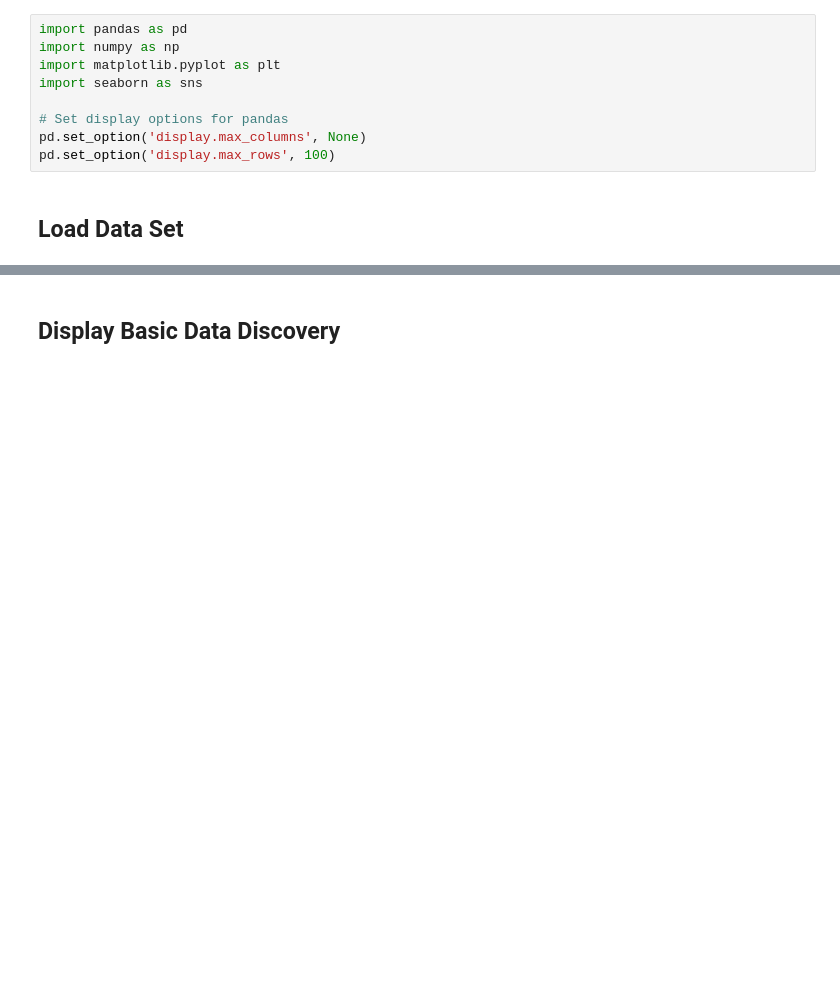
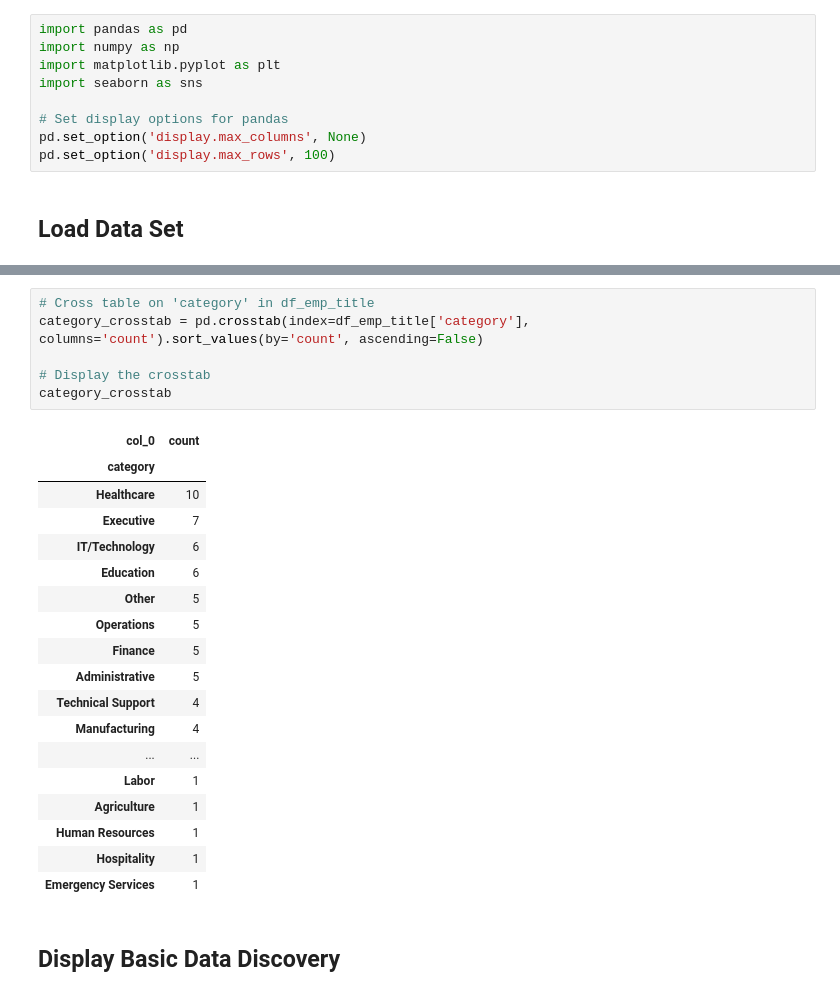
Before and after one commit to Wattysaid/dsif-git-main-project, a Jupyter notebook: elvtr_main_project/notebooks/ELVTR_Data_Science_Main_Project.ipynb, the cells around one changed output, grey strips where cells are left out. Drawn from its saved outputs; the diff is of its cells as text; blank space fills up the shorter version.

```diff
--- a/elvtr_main_project/notebooks/ELVTR_Data_Science_Main_Project.ipynb
+++ b/elvtr_main_project/notebooks/ELVTR_Data_Science_Main_Project.ipynb
@@ -78,3 +174,28 @@ df_emp_title.shape
+# %%
+# Cross table on 'category' in df_emp_title
+category_crosstab = pd.crosstab(index=df_emp_title['category'], columns='count').sort_values(by='count', ascending=False)
+
+# Display the crosstab
+category_crosstab
+# %% [output]
+| col_0 | count |
+| category |  |
+| Healthcare | 10 |
+| Executive | 7 |
+| IT/Technology | 6 |
+| Education | 6 |
+| Other | 5 |
+| Operations | 5 |
+| Finance | 5 |
+| Administrative | 5 |
+| Technical Support | 4 |
+| Manufacturing | 4 |
+| ... | ... |
+| Labor | 1 |
+| Agriculture | 1 |
+| Human Resources | 1 |
+| Hospitality | 1 |
+| Emergency Services | 1 |
 # %% [markdown]
 ## Display Basic Data Discovery
 # %%
```
Also changed, not shown: parts of 9 cells of this notebook.
